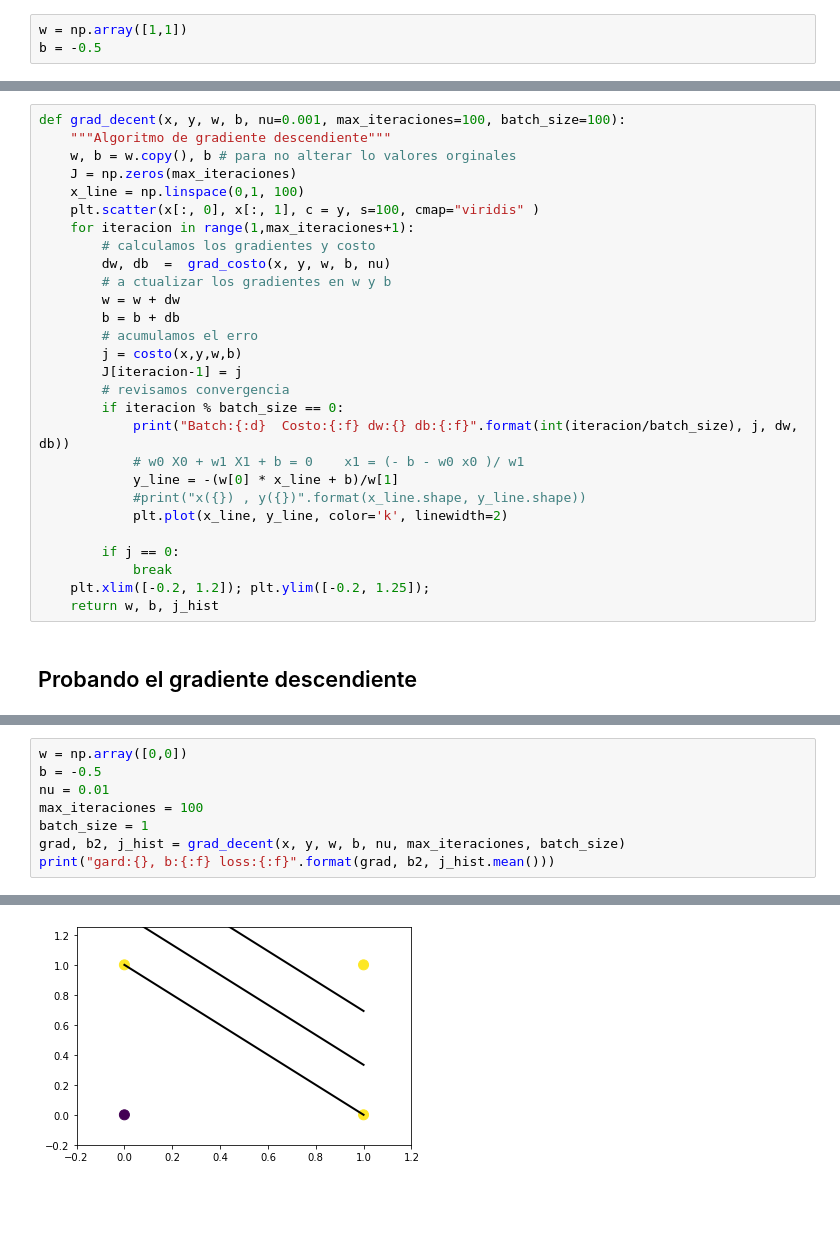
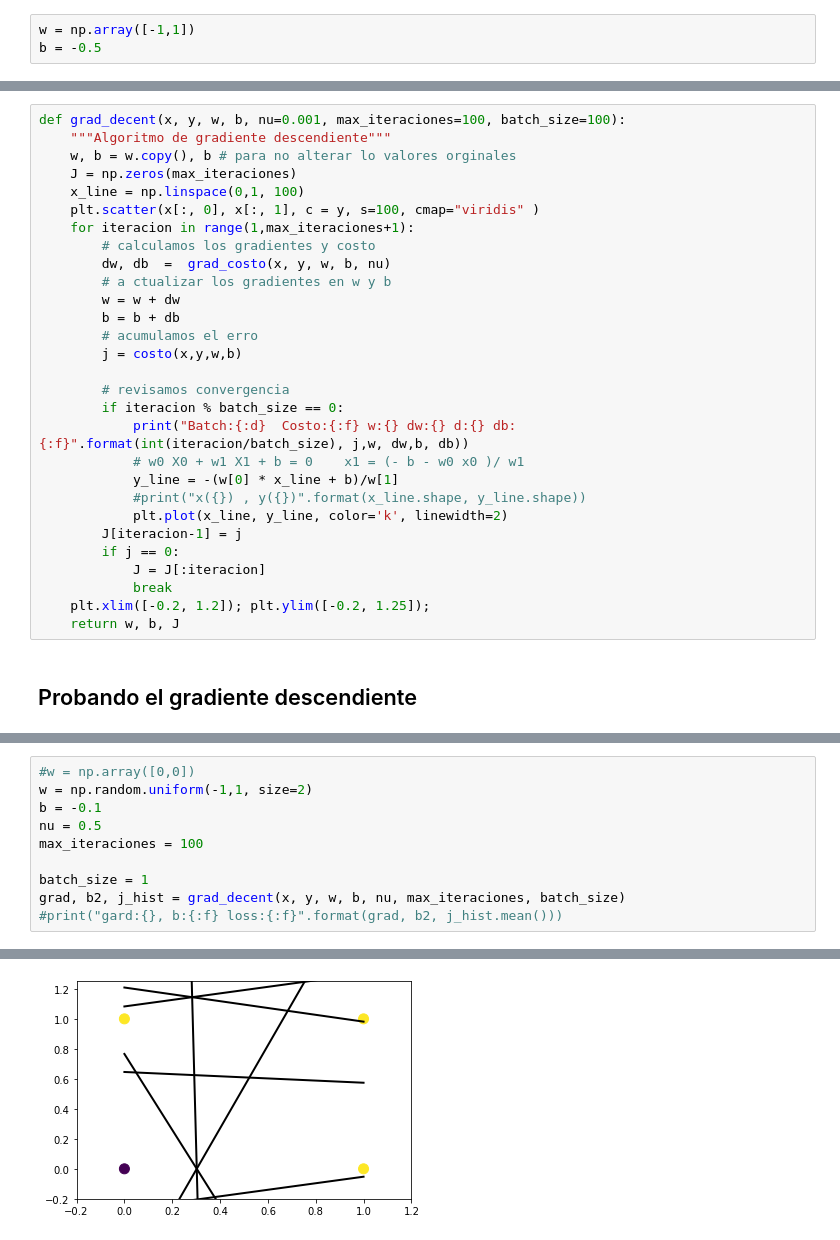
Before and after one commit to luisjba/rnp, a Jupyter notebook: perceptron_OR_gate.ipynb, the cells around one changed output, grey strips where cells are left out. Saved outputs shown, nothing was run; the diff lists cells and outputs as text; blank space fills up the shorter version.

```diff
--- a/perceptron_OR_gate.ipynb
+++ b/perceptron_OR_gate.ipynb
@@ -103,7 +107,7 @@ plt.show()
 # %% [markdown]
 Vamos a inicializar nuestro vector $w: (w_1,w_2) y bias $b$
 # %%
-w = np.array([1,1])
+w = np.array([-1,1])
 b = -0.5
 # %% [markdown]
 Probamos la prediccion para los valores de $x$ que tenemo.
@@ -140,18 +144,19 @@ def grad_decent(x, y, w, b, nu=0.001, max_iteraciones=100, batch_size=100):
         b = b + db
         # acumulamos el erro
         j = costo(x,y,w,b)
-        J[iteracion-1] = j
+
         # revisamos convergencia
         if iteracion % batch_size == 0:
-            print("Batch:{:d}  Costo:{:f} dw:{} db:{:f}".format(int(iteracion/batch_size), j, dw, db))
+            print("Batch:{:d}  Costo:{:f} w:{} dw:{} d:{} db:{:f}".format(int(iteracion/batch_size), j,w, dw,b, db))
             # w0 X0 + w1 X1 + b = 0    x1 = (- b - w0 x0 )/ w1
             y_line = -(w[0] * x_line + b)/w[1]
             #print("x({}) , y({})".format(x_line.shape, y_line.shape))
             plt.plot(x_line, y_line, color='k', linewidth=2)
-
+        J[iteracion-1] = j
         if j == 0:
+            J = J[:iteracion]
             break
     plt.xlim([-0.2, 1.2]); plt.ylim([-0.2, 1.25]);
-    return w, b, j_hist
+    return w, b, J
 # %% [markdown]
 ## Probando el gradiente descendiente
@@ -158,9 +168,11 @@ def grad_decent(x, y, w, b, nu=0.001, max_iteraciones=100, batch_size=100):
 # %%
-w = np.array([0,0])
-b = -0.5
-nu = 0.01
+#w = np.array([0,0])
+w = np.random.uniform(-1,1, size=2)
+b = -0.1
+nu = 0.5
 max_iteraciones = 100
+
 batch_size = 1
 grad, b2, j_hist = grad_decent(x, y, w, b, nu, max_iteraciones, batch_size)
-print("gard:{}, b:{:f} loss:{:f}".format(grad, b2, j_hist.mean()))
+#print("gard:{}, b:{:f} loss:{:f}".format(grad, b2, j_hist.mean()))
 # %% [output]
@@ -183 +194 @@ gard:[0.07 0.07], b:-0.070000 loss:0.125000
-[figure, old version]
+[figure, new version]
```
Also changed, not shown: parts of 11 cells of this notebook.
